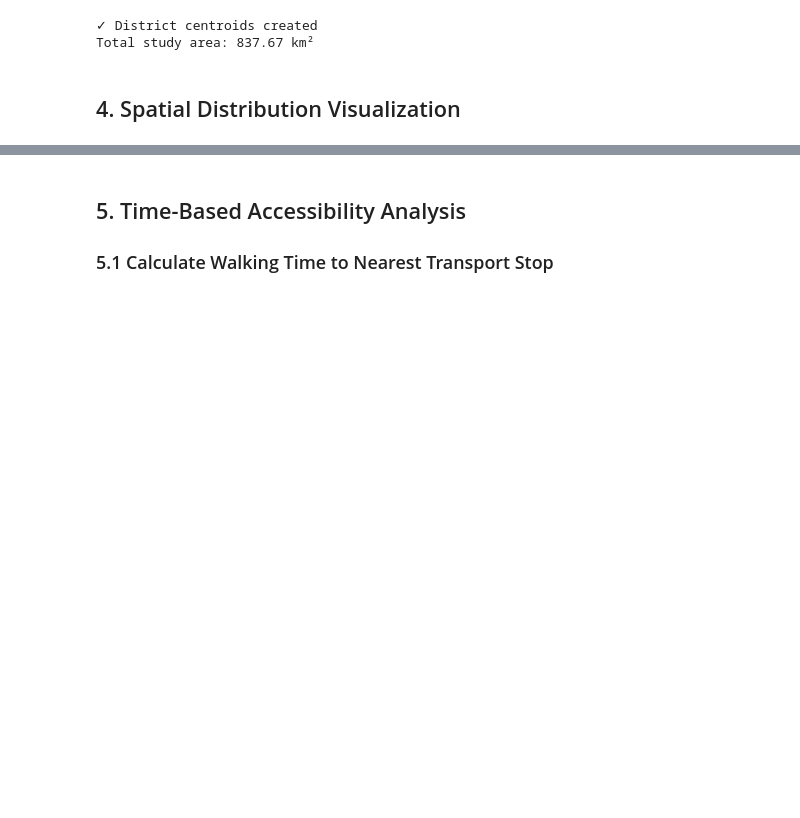
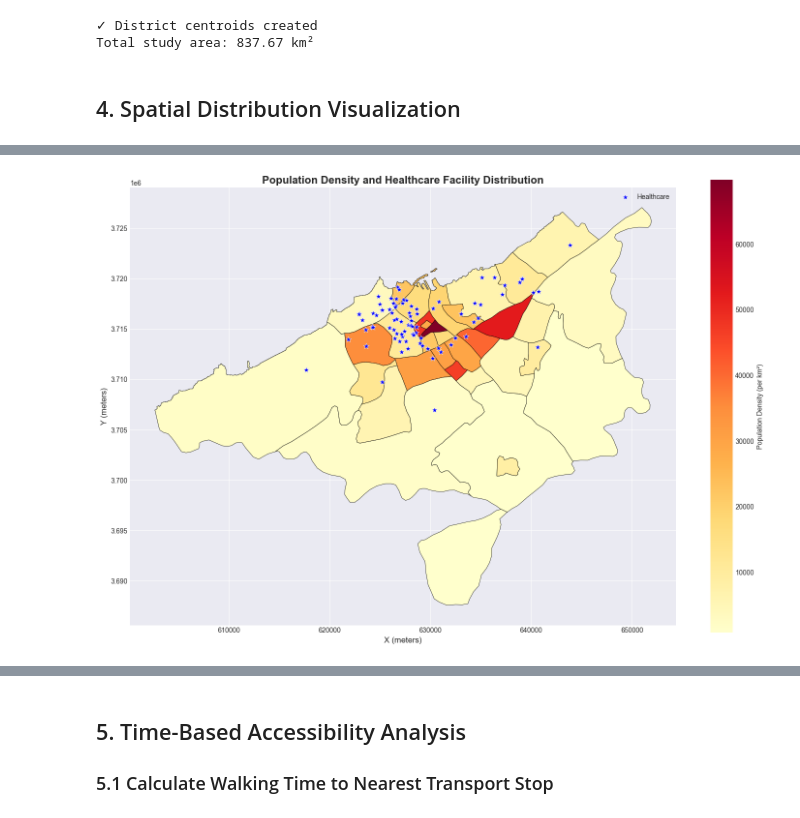
Before and after one commit to afkk25/capstone_repo, a Jupyter notebook: notebooks/healthcare_accessibility_analysis.ipynb, the cells around one changed output, grey strips where cells are left out. Cells and saved outputs as stored; diff of their text form; code cells hidden in the pictures; blank space fills up the shorter version.

Commit message:
Data analysis: used a time-based accessibility

```diff
--- a/notebooks/healthcare_accessibility_analysis.ipynb
+++ b/notebooks/healthcare_accessibility_analysis.ipynb
@@ -323,0 +288,99 @@ if 'population' in population_gdf.columns:
+# %%
+# Population density map
+if 'population' in population_gdf.columns:
+    # Build robust normalized keys to improve joins between district names
+    def _norm_key(series):
+        return (
+            series.astype(str)
+            .str.strip()
+            .str.lower()
+            .str.replace(r'\s+', ' ', regex=True)
+        )
+
+    # Attach population to districts if missing or mostly null
+    needs_population_merge = (
+        'population' not in districts_gdf.columns
+        or districts_gdf['population'].isna().all()
+    )
+
+    if needs_population_merge:
+        district_key_candidates = ['commune', 'district', 'name', 'nom']
+        pop_key_candidates = ['commune', 'district', 'name', 'nom']
+
+        district_key = next((c for c in district_key_candidates if c in districts_gdf.columns), None)
+        pop_key = next((c for c in pop_key_candidates if c in population_gdf.columns), None)
+
+        if district_key and pop_key:
+            pop_lookup = population_gdf[[pop_key, 'population']].copy()
+            pop_lookup['__join_key'] = _norm_key(pop_lookup[pop_key])
+            pop_lookup = pop_lookup.drop_duplicates(subset='__join_key', keep='first')
+
+            districts_gdf['__join_key'] = _norm_key(districts_gdf[district_key])
+            districts_gdf = districts_gdf.merge(
+                pop_lookup[['__join_key', 'population']],
+                on='__join_key',
+                how='left',
+                suffixes=('', '_from_pop')
+            )
+            districts_gdf = districts_gdf.drop(columns=['__join_key'], errors='ignore')
+
+            # If a population column already existed, prefer original then fallback to merged values
+            if 'population_from_pop' in districts_gdf.columns:
+                districts_gdf['population'] = districts_gdf['population'].fillna(districts_gdf['population_from_pop'])
+                districts_gdf = districts_gdf.drop(columns=['population_from_pop'])
+
+        # Fallback: spatial join if still mostly null after key-based merge
+        if 'population' not in districts_gdf.columns or districts_gdf['population'].isna().mean() > 0.7:
+            pop_points = gpd.GeoDataFrame(
+                population_gdf.drop(columns=['geometry'], errors='ignore').copy(),
+                geometry=population_gdf.geometry.centroid,
+                crs=population_gdf.crs
+            )
+            spatial_join = gpd.sjoin(
+                districts_gdf[['geometry']].copy(),
+                pop_points[['population', 'geometry']],
+                how='left',
+                predicate='contains'
+            )
+            districts_gdf['population'] = spatial_join.groupby(spatial_join.index)['population'].first()
+
+    # Report merge quality
+    non_null_pop = districts_gdf['population'].notna().sum() if 'population' in districts_gdf.columns else 0
+    total_rows = len(districts_gdf)
+    print(f'Population linked for {non_null_pop}/{total_rows} districts ({100*non_null_pop/total_rows:.1f}%)')
+
+    # Calculate population density
+    districts_gdf['pop_density'] = districts_gdf['population'] / districts_gdf['area_km2']
+
+    fig, ax = plt.subplots(figsize=(15, 12))
+    districts_gdf.plot(
+        column='pop_density',
+        ax=ax,
+        legend=True,
+        cmap='YlOrRd',
+        edgecolor='black',
+        linewidth=0.5,
+        legend_kwds={'label': 'Population Density (per km²)', 'shrink': 0.8}
+    )
+
+    healthcare_gdf.plot(
+        ax=ax,
+        color='blue',
+        markersize=80,
+        marker='*',
+        edgecolor='white',
+        linewidth=0.5,
+        label='Healthcare',
+        zorder=5
+    )
+
+    ax.set_title('Population Density and Healthcare Facility Distribution', fontsize=16, fontweight='bold')
+    ax.set_xlabel('X (meters)', fontsize=12)
+    ax.set_ylabel('Y (meters)', fontsize=12)
+    ax.legend(loc='upper right')
+
+    plt.tight_layout()
+    plt.show()
+
+    print('✓ Population density map created')
+# %% [output]
@@ -323,0 +388 @@ if 'population' in population_gdf.columns:
+[figure, added]
```
Also changed, not shown: parts of 18 cells of this notebook, 1 other file.
